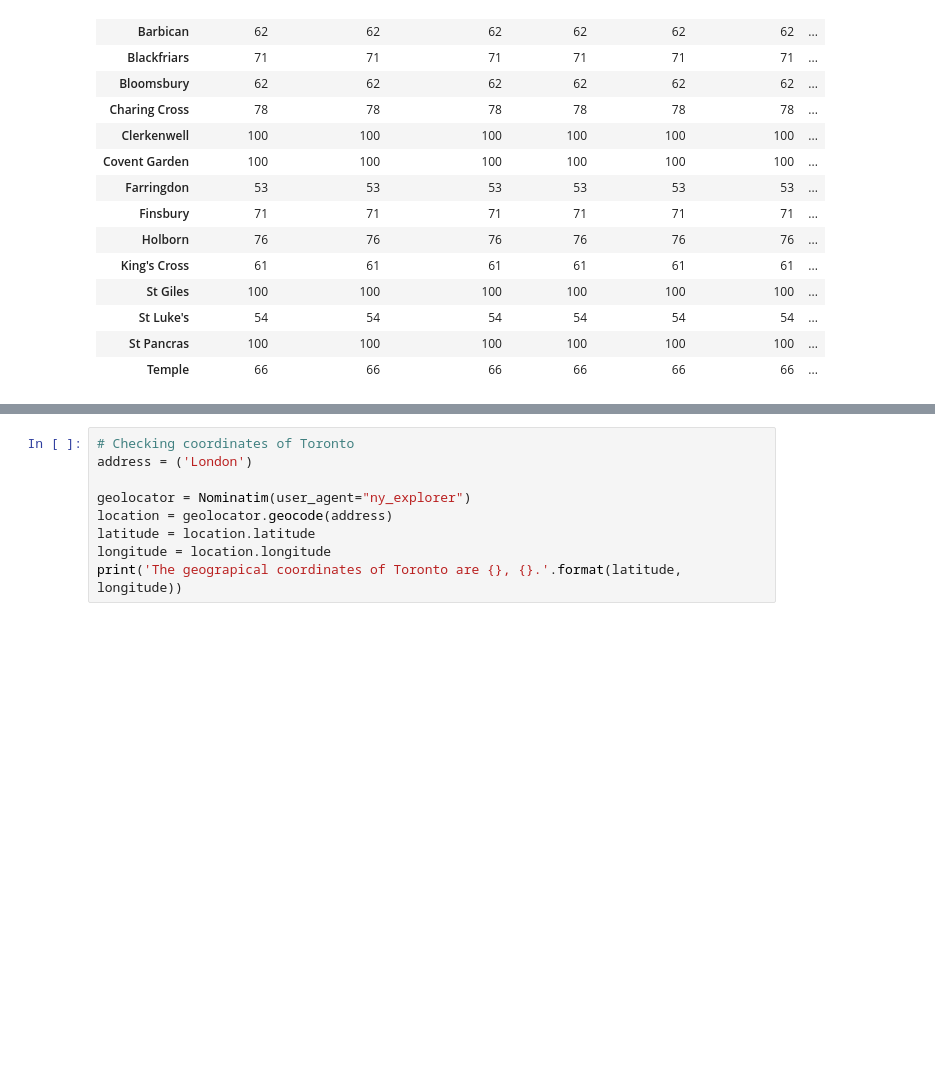
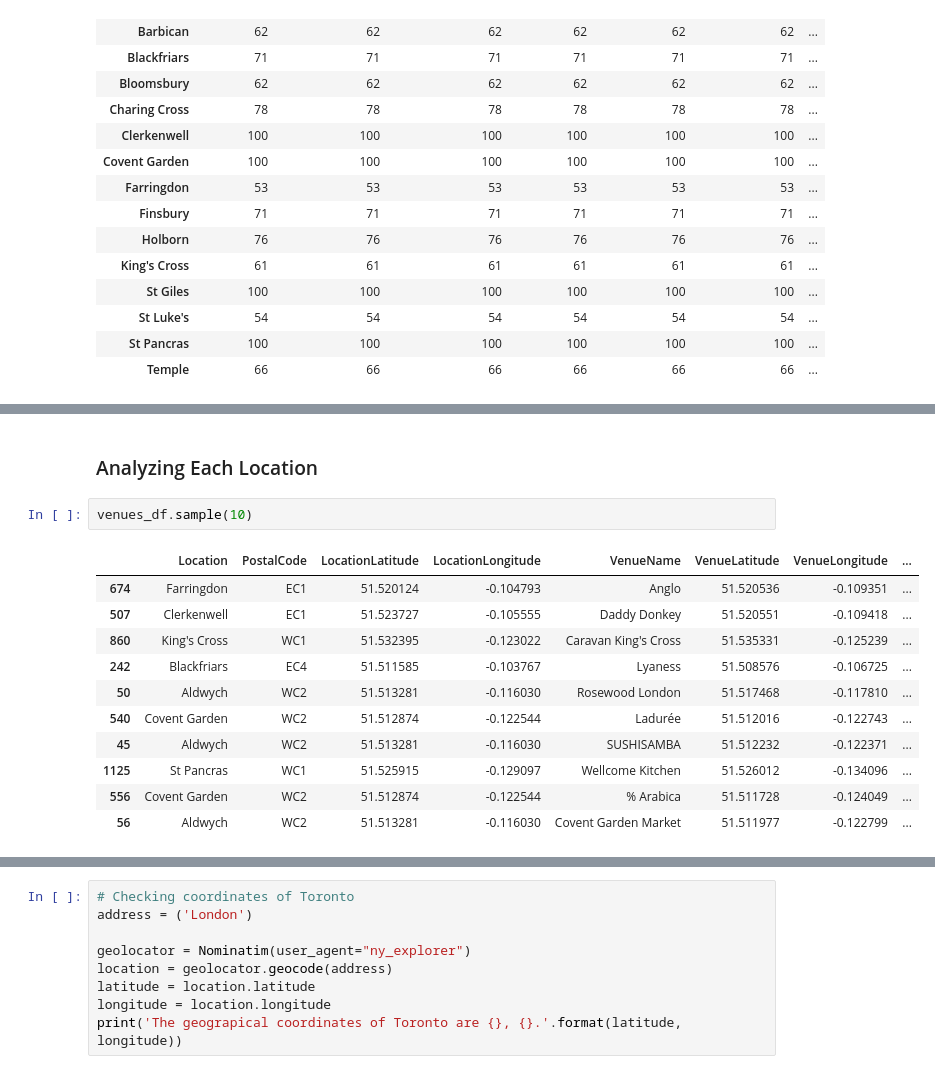
Before and after one commit to smeteo/IBM_Capstone, a Jupyter notebook: Coursera_Capstone.ipynb, the cells around one changed output, grey strips where cells are left out. Saved outputs shown, nothing was run; the diff lists cells and outputs as text; blank space fills up the shorter version.

```diff
--- a/Coursera_Capstone.ipynb
+++ b/Coursera_Capstone.ipynb
@@ -391,0 +412,16 @@ venues_df.groupby("Location").count()
+# %% [markdown]
+### Analyzing Each Location
+# %%
+venues_df.sample(10)
+# %% [output]
+|  | Location | PostalCode | LocationLatitude | LocationLongitude | VenueName | VenueLatitude | VenueLongitude | ... |
+| 674 | Farringdon | EC1 | 51.520124 | -0.104793 | Anglo | 51.520536 | -0.109351 | ... |
+| 507 | Clerkenwell | EC1 | 51.523727 | -0.105555 | Daddy Donkey | 51.520551 | -0.109418 | ... |
+| 860 | King's Cross | WC1 | 51.532395 | -0.123022 | Caravan King's Cross | 51.535331 | -0.125239 | ... |
+| 242 | Blackfriars | EC4 | 51.511585 | -0.103767 | Lyaness | 51.508576 | -0.106725 | ... |
+| 50 | Aldwych | WC2 | 51.513281 | -0.116030 | Rosewood London | 51.517468 | -0.117810 | ... |
+| 540 | Covent Garden | WC2 | 51.512874 | -0.122544 | Ladurée | 51.512016 | -0.122743 | ... |
+| 45 | Aldwych | WC2 | 51.513281 | -0.116030 | SUSHISAMBA | 51.512232 | -0.122371 | ... |
+| 1125 | St Pancras | WC1 | 51.525915 | -0.129097 | Wellcome Kitchen | 51.526012 | -0.134096 | ... |
+| 556 | Covent Garden | WC2 | 51.512874 | -0.122544 | % Arabica | 51.511728 | -0.124049 | ... |
+| 56 | Aldwych | WC2 | 51.513281 | -0.116030 | Covent Garden Market | 51.511977 | -0.122799 | ... |
```
Also changed, not shown: parts of 7 cells of this notebook.
